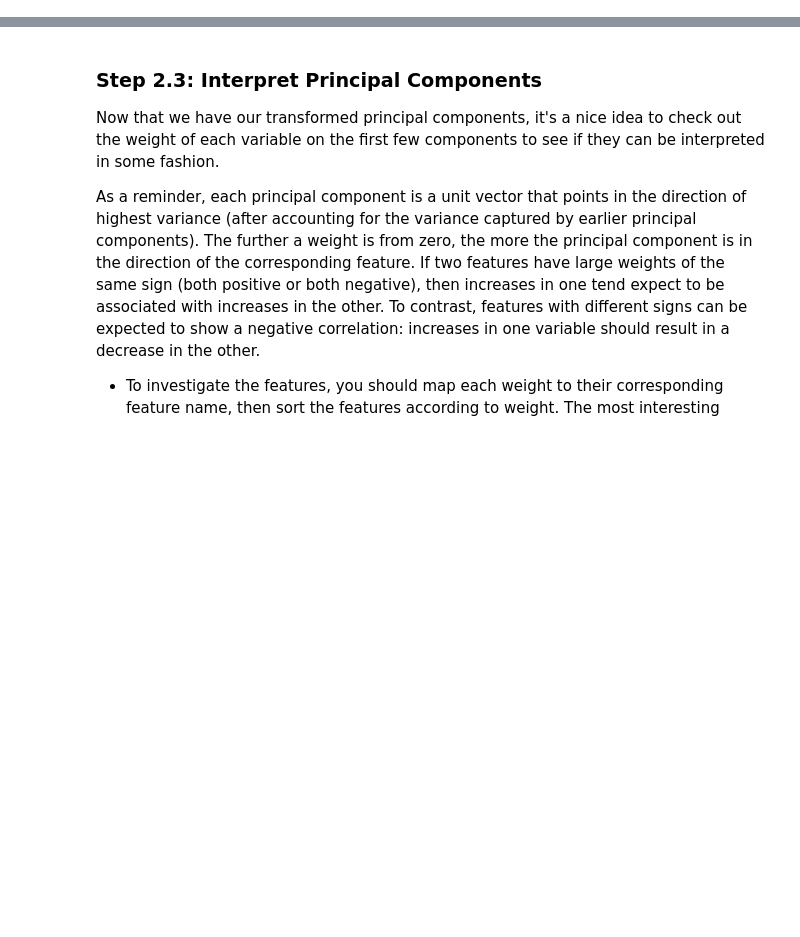
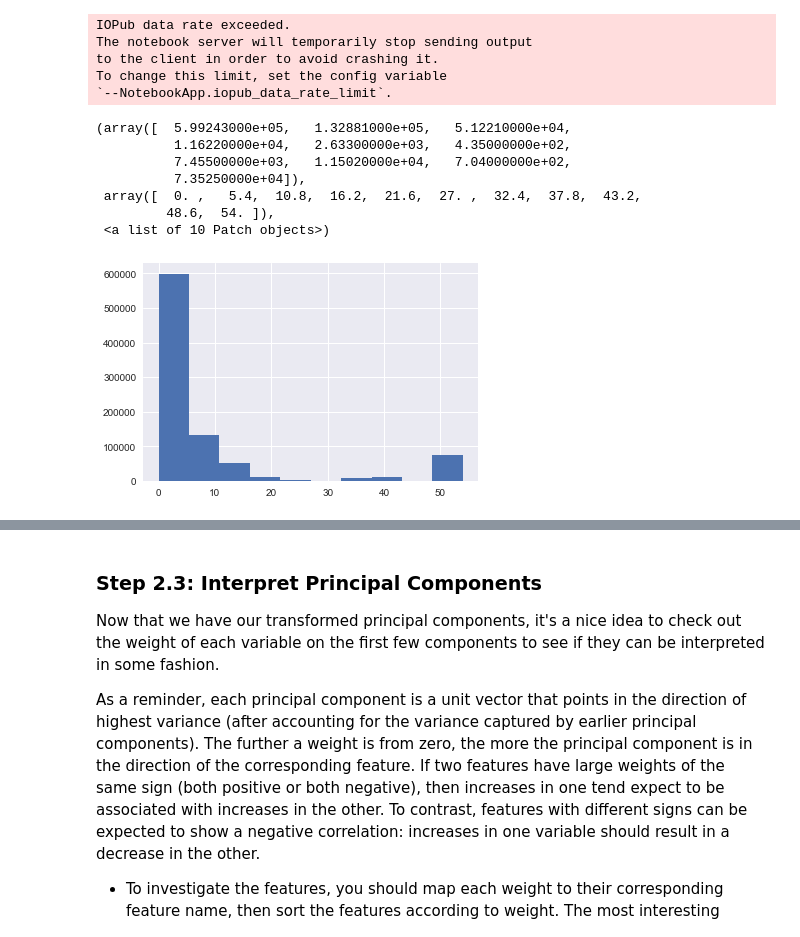
Before and after one commit to JalenYes/Unsupervised-Learning-Identify-Customer-Segments-with-Arvato, a Jupyter notebook: Identify_Customer_Segments.ipynb, the cells around one changed output, grey strips where cells are left out. Saved outputs shown, nothing was run; the diff lists cells and outputs as text; code cells hidden in the pictures; blank space fills up the shorter version.

```diff
--- a/Identify_Customer_Segments.ipynb
+++ b/Identify_Customer_Segments.ipynb
@@ -562,0 +157,5 @@ few_missing_pca = pca.fit_transform(few_missing)
+# %%
+# Remove the outlier columns from the dataset. (after re-encoding categorical features)
+# From the histogram above, we better delete columnns with NAs more than 200000
+na_count=na_count[na_count['na_count']>200000]
+azdias=azdias.drop(na_count.index, axis=1)
@@ -562,0 +184,23 @@ few_missing_pca = pca.fit_transform(few_missing)
+# %%
+# How much data is missing in each row of the dataset?
+azdias.shape[1] - azdias.count(axis=1)
+# %% [output]
+IOPub data rate exceeded.
+The notebook server will temporarily stop sending output
+to the client in order to avoid crashing it.
+To change this limit, set the config variable
+`--NotebookApp.iopub_data_rate_limit`.
+# %%
+# Investigate patterns in the amount of missing data in each rows.
+na_count=pd.DataFrame(azdias.shape[1] - azdias.count(axis=1))
+na_count.columns=['na_count']
+plt.hist(na_count['na_count'])
+# %% [output]
+(array([  5.99243000e+05,   1.32881000e+05,   5.12210000e+04,
+          1.16220000e+04,   2.63300000e+03,   4.35000000e+02,
+          7.45500000e+03,   1.15020000e+04,   7.04000000e+02,
+          7.35250000e+04]),
+ array([  0. ,   5.4,  10.8,  16.2,  21.6,  27. ,  32.4,  37.8,  43.2,
+         48.6,  54. ]),
+ <a list of 10 Patch objects>)
+[figure, added]
```
Also changed, not shown: parts of 157 cells of this notebook, 1 other file.
